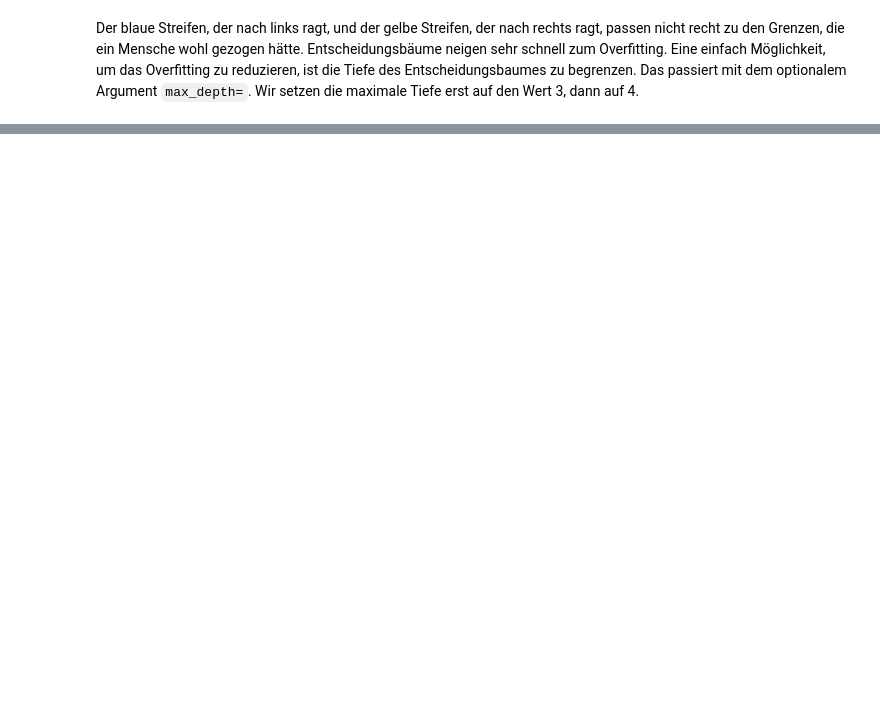
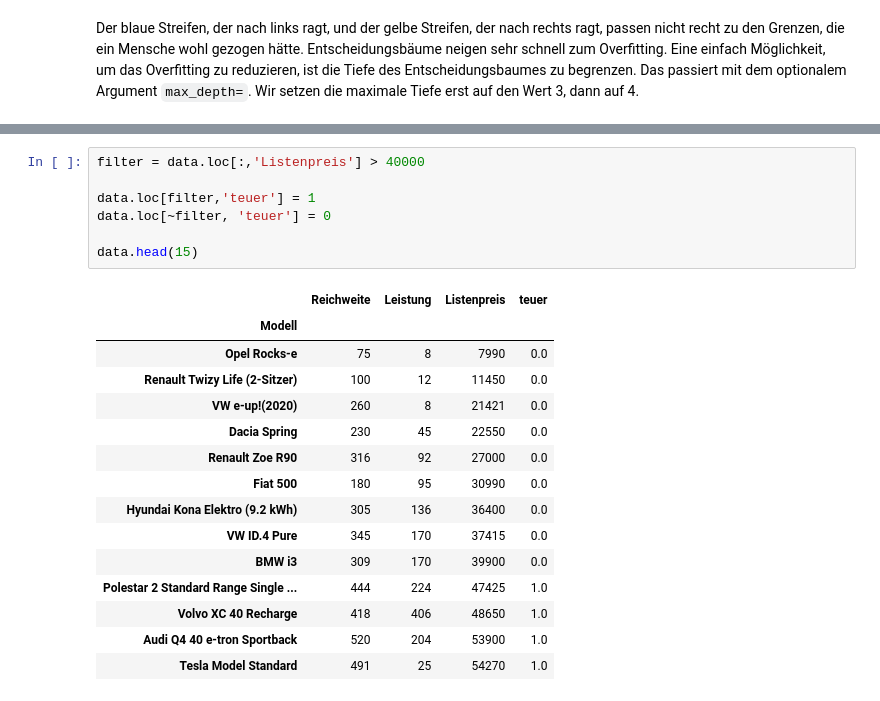
Before and after one commit to gramschs/book_ml4ing, a Jupyter notebook: doc/chapter11/chapter11_sec01.ipynb, the cells around one changed output, grey strips where cells are left out. Drawn from its saved outputs; the diff is of its cells as text; blank space fills up the shorter version.

```diff
--- a/doc/chapter11/chapter11_sec01.ipynb
+++ b/doc/chapter11/chapter11_sec01.ipynb
@@ -79,0 +101,23 @@ ax.contourf(X1_plot, X2_plot,y_plot.reshape(100,100), alpha=0.2);
+# %%
+filter = data.loc[:,'Listenpreis'] > 40000
+
+data.loc[filter,'teuer'] = 1
+data.loc[~filter, 'teuer'] = 0
+
+data.head(15)
+# %% [output]
+|  | Reichweite | Leistung | Listenpreis | teuer |
+| Modell |  |  |  |  |
+| Opel Rocks-e | 75 | 8 | 7990 | 0.0 |
+| Renault Twizy Life (2-Sitzer) | 100 | 12 | 11450 | 0.0 |
+| VW e-up!(2020) | 260 | 8 | 21421 | 0.0 |
+| Dacia Spring | 230 | 45 | 22550 | 0.0 |
+| Renault Zoe R90 | 316 | 92 | 27000 | 0.0 |
+| Fiat 500 | 180 | 95 | 30990 | 0.0 |
+| Hyundai Kona Elektro (9.2 kWh) | 305 | 136 | 36400 | 0.0 |
+| VW ID.4 Pure | 345 | 170 | 37415 | 0.0 |
+| BMW i3 | 309 | 170 | 39900 | 0.0 |
+| Polestar 2 Standard Range Single ... | 444 | 224 | 47425 | 1.0 |
+| Volvo XC 40 Recharge | 418 | 406 | 48650 | 1.0 |
+| Audi Q4 40 e-tron Sportback | 520 | 204 | 53900 | 1.0 |
+| Tesla Model Standard | 491 | 25 | 54270 | 1.0 |
```
Also changed, not shown: parts of 7 cells of this notebook, 1 other file.
